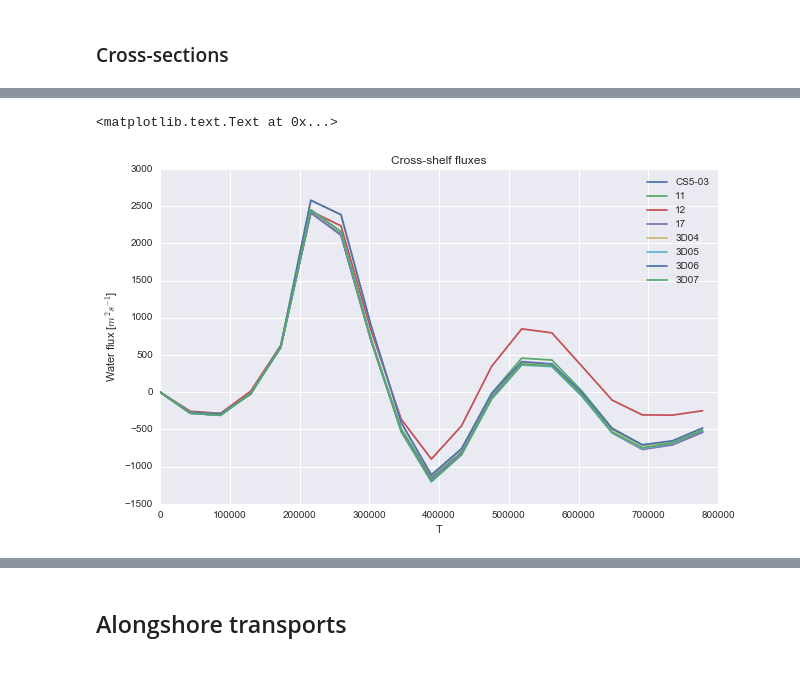
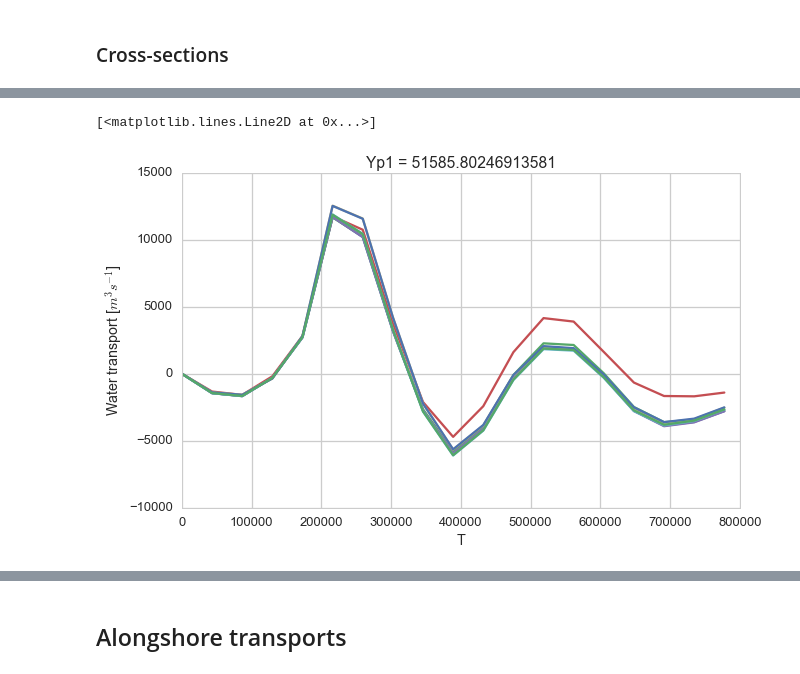
Before and after one commit to UBC-MOAD/outputanalysisnotebooks, a Jupyter notebook: Transports/water_transports_diffusivity.ipynb, the cells around one changed output, grey strips where cells are left out. Saved outputs shown, nothing was run; the diff lists cells and outputs as text; code cells hidden in the pictures.

```diff
--- a/Transports/water_transports_diffusivity.ipynb
+++ b/Transports/water_transports_diffusivity.ipynb
@@ -241,19 +349,16 @@ ax.set_title('Cross-shelf fluxes')
 # %%
 fig, ax = plt.subplots(1, 1, figsize=(10, 6))
 
-waterCS5_flux03.sum(dim='Z').plot(ax=ax, label = 'CS5-03')
-waterCS5_flux11.sum(dim='Z').plot(ax=ax, label = '11')
-waterCS5_flux12.sum(dim='Z').plot(ax=ax, label = '12')
-waterCS5_flux17.sum(dim='Z').plot(ax=ax, label = '17')
-waterCS5_flux3D04.sum(dim='Z').plot(ax=ax, label = '3D04')
-waterCS5_flux3D05.sum(dim='Z').plot(ax=ax, label = '3D05')
-waterCS5_flux3D06.sum(dim='Z').plot(ax=ax, label = '3D06')
-waterCS5_flux3D07.sum(dim='Z').plot(ax=ax, label = '3D07')
+ax = fig_looks(ax)
 
-
-ax.set_ylabel('Water flux [$m^2s^{-1}$]')
-ax.legend(loc=0)
-ax.set_title('Cross-shelf fluxes')
+(waterCS5_flux03*grid.drF).sum(dim='Z').plot(ax=ax, label = 'CS5-03')
+(waterCS5_flux11*grid.drF).sum(dim='Z').plot(ax=ax, label = '11')
+(waterCS5_flux12*grid.drF).sum(dim='Z').plot(ax=ax, label = '12')
+(waterCS5_flux17*grid.drF).sum(dim='Z').plot(ax=ax, label = '17')
+(waterCS5_flux3D04*grid.drF).sum(dim='Z').plot(ax=ax, label = '3D04')
+(waterCS5_flux3D05*grid.drF).sum(dim='Z').plot(ax=ax, label = '3D05')
+(waterCS5_flux3D06*grid.drF).sum(dim='Z').plot(ax=ax, label = '3D06')
+(waterCS5_flux3D07*grid.drF).sum(dim='Z').plot(ax=ax, label = '3D07')
 # %% [output]
-<matplotlib.text.Text at 0x...>
+[<matplotlib.lines.Line2D at 0x...>]
-[figure, old version]
+[figure, new version]
```
Also changed, not shown: parts of 19 cells of this notebook, 1 other file.
